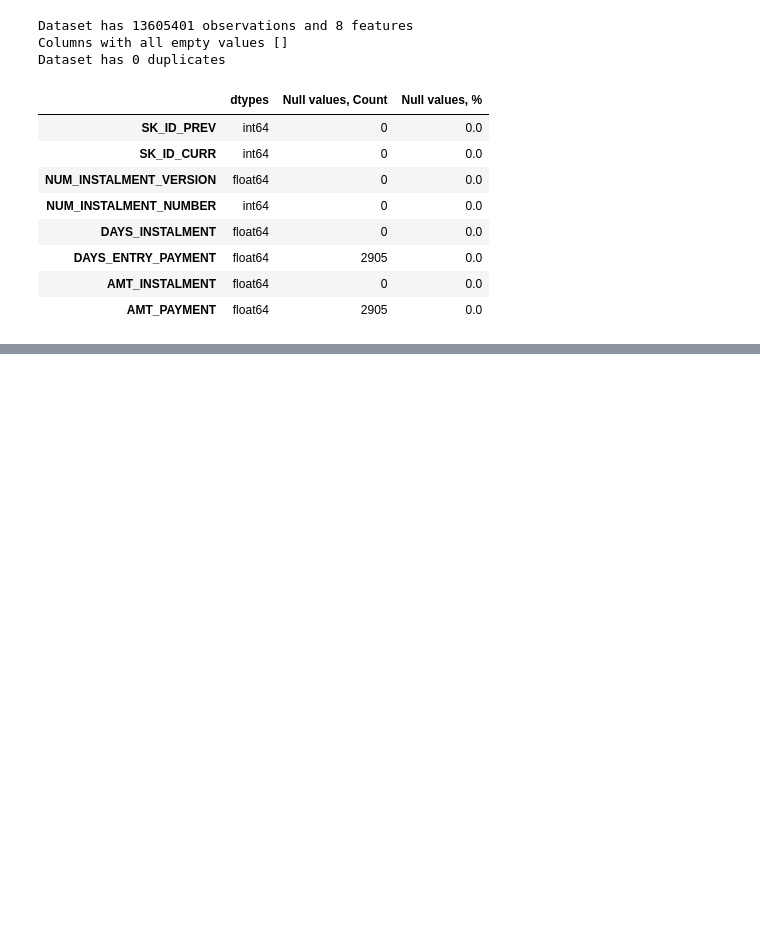
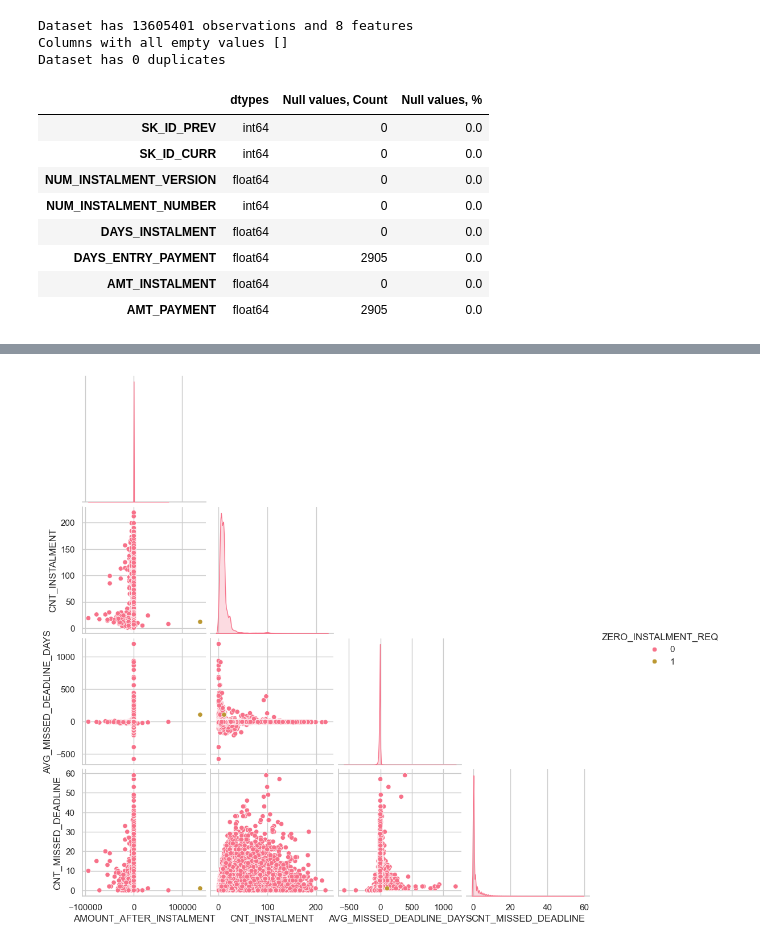
Before and after one commit to gkukse/Home-Credit-Default-Risk, a Jupyter notebook: instalments_payments.ipynb, the cells around one changed output, grey strips where cells are left out. Saved outputs shown, nothing was run; the diff lists cells and outputs as text; code cells hidden in the pictures; blank space fills up the shorter version.

```diff
--- a/instalments_payments.ipynb
+++ b/instalments_payments.ipynb
@@ -419,0 +211,5 @@ dtype: float64
+# %%
+sns.pairplot(installments_payments_overall.drop(columns=['SK_ID_PREV', 'SK_ID_CURR', 'MIN_MISSED_DEADLINE_DAYS', 'MAX_MISSED_DEADLINE_DAYS']).sample(100000, random_state=42), corner=True, hue='ZERO_INSTALMENT_REQ')
+plt.show()
+# %% [output]
+[figure, added]
```
Also changed, not shown: parts of 42 cells of this notebook, 2 other files.
